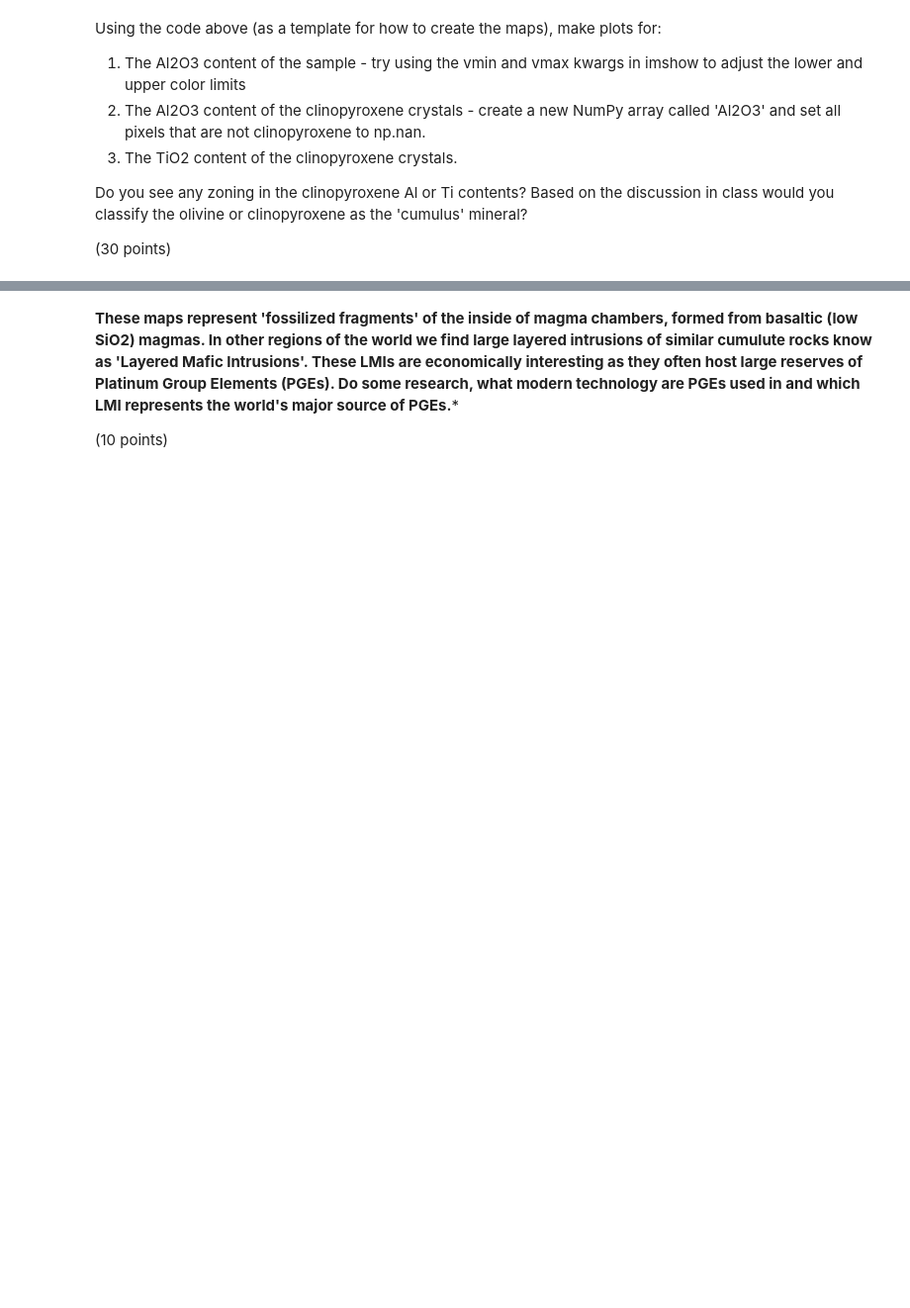
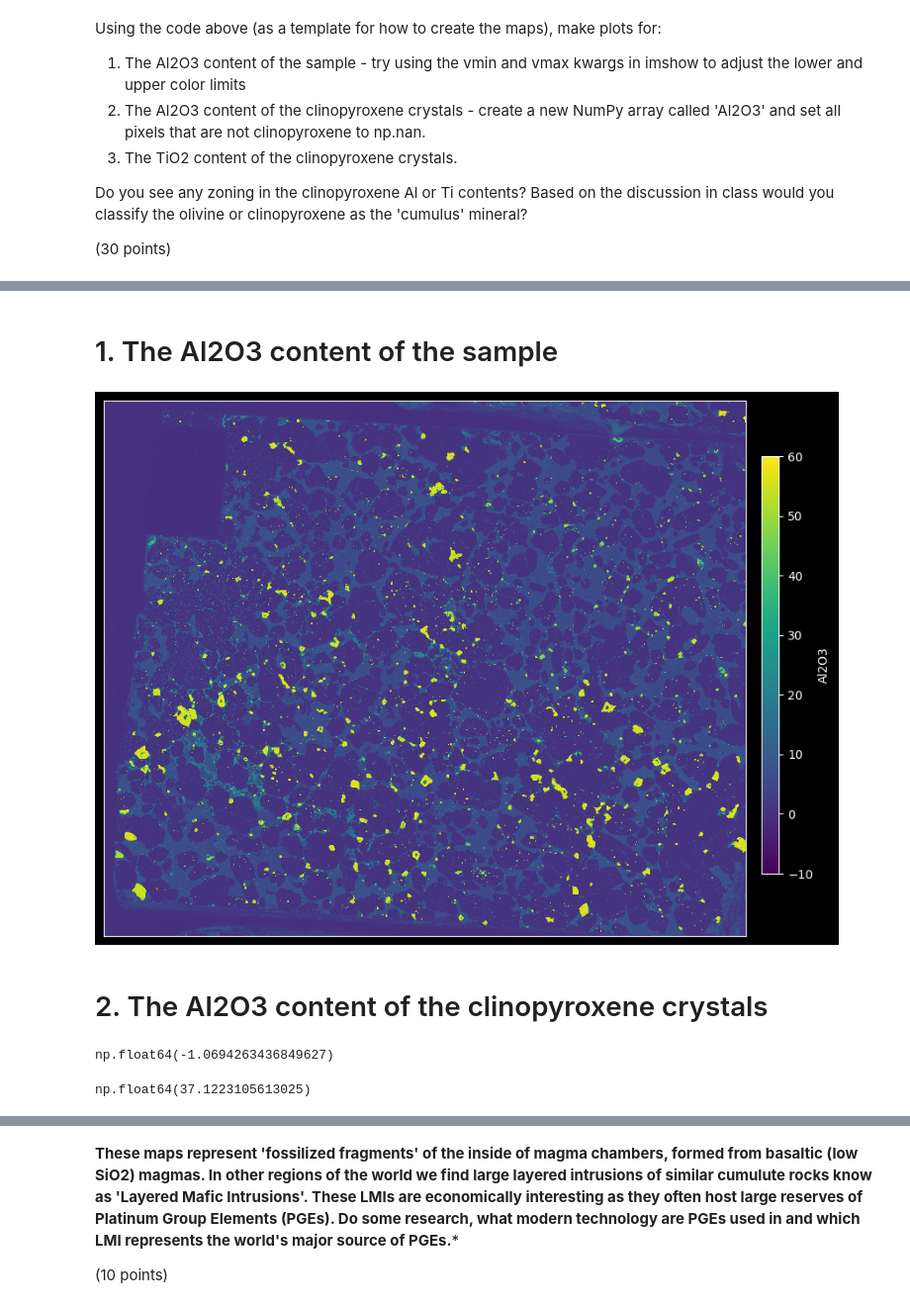
Before and after one commit to ItsukiKigoshi/EPS88_Gleeson, a Jupyter notebook: Week 2 - NumPy & Magma Chambers.ipynb, the cells around one changed output, grey strips where cells are left out. Shown at 99% size. Saved outputs shown, nothing was run; the diff lists cells and outputs as text; code cells hidden in the pictures; blank space fills up the shorter version.

```diff
--- a/Week 2 - NumPy & Magma Chambers.ipynb
+++ b/Week 2 - NumPy & Magma Chambers.ipynb
@@ -307,0 +327,16 @@ Do you see any zoning in the clinopyroxene Al or Ti contents? Based on the discu
+# %% [markdown]
+# 1. The Al2O3 content of the sample
+# %%
+f = plt.figure(figsize = (10,8)) # create a figure (f) nominally 10 inches by 8 inches
+a = f.add_subplot(111, aspect = "equal") # add an axes/subplot to this figure (a) with equal aspect ratio (one step in x is equal to a step in y)
+a.get_xaxis().set_visible(False) # turn off the x axis labels
+a.get_yaxis().set_visible(False) # turn off the y axis labels
+
+# imshow - https://matplotlib.org/stable/api/_as_gen/matplotlib.pyplot.imshow.html
+z1 = a.imshow(Data['Al2O3'], cmap = "viridis", interpolation = 'none', origin = 'lower', vmin=-10, vmax=60)
+cbaxes = f.add_axes([0.90, 0.2, 0.02, 0.6]) # create a new axes to place the colorbar in
+cbar=plt.colorbar(z1, cax=cbaxes, label = "Al2O3") # put the colorbar in the new axes, based on the colors in the imshow plot.
+# %% [output]
+[figure, added]
+# %% [markdown]
+# 2. The Al2O3 content of the clinopyroxene crystals
@@ -307,0 +345,8 @@ Do you see any zoning in the clinopyroxene Al or Ti contents? Based on the discu
+# %%
+Al2O3[~np.isnan(Al2O3)].flatten().min()
+# %% [output]
+np.float64(-1.0694263436849627)
+# %%
+Al2O3[~np.isnan(Al2O3)].flatten().max()
+# %% [output]
+np.float64(37.1223105613025)
```
Also changed, not shown: parts of 20 cells of this notebook.
